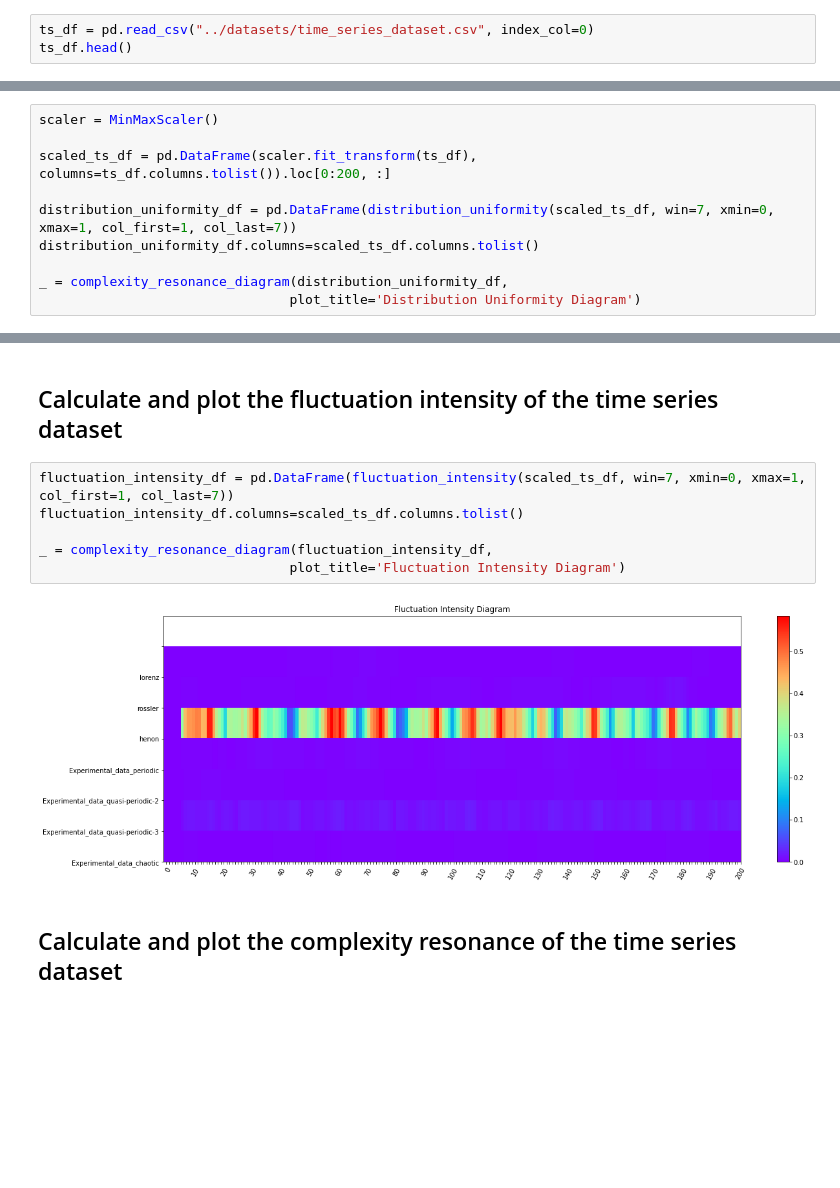
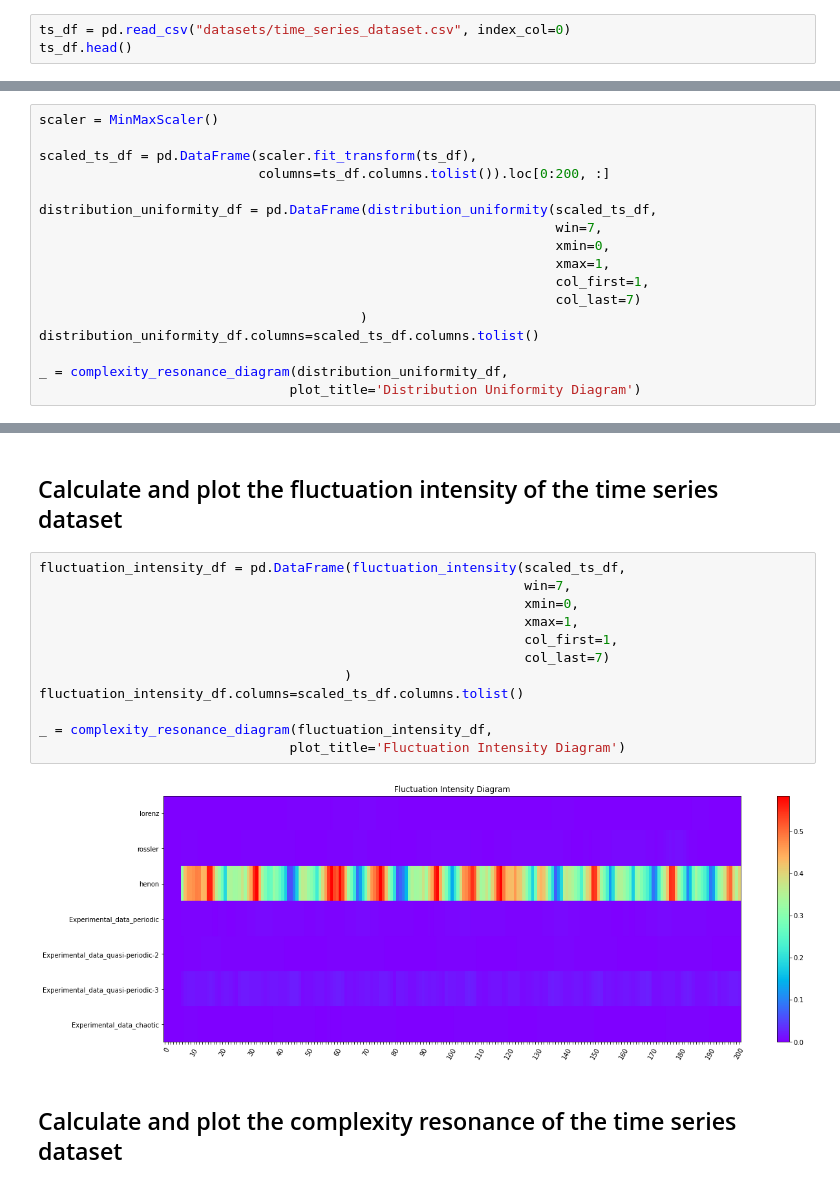
Before and after one commit to jameshtwose/jmspack, a Jupyter notebook: notebooks/NLTSA.ipynb, the cells around one changed output, grey strips where cells are left out. Saved outputs shown, nothing was run; the diff lists cells and outputs as text; blank space fills up the shorter version.

```diff
--- a/notebooks/NLTSA.ipynb
+++ b/notebooks/NLTSA.ipynb
@@ -32,7 +41,7 @@ The current version of 'jmspack' used in this notebook is: 0.0.1
 # %% [markdown]
 ## Read in the time series dataset
 # %%
-ts_df = pd.read_csv("../datasets/time_series_dataset.csv", index_col=0)
+ts_df = pd.read_csv("datasets/time_series_dataset.csv", index_col=0)
 ts_df.head()
 # %% [output]
 |  | lorenz | rossler | henon | Experimental_data_periodic | Experimental_data_quasi-periodic-2 | Experimental_data_quasi-periodic-3 | ... |
@@ -65,9 +87,16 @@ _ = sns.lineplot(x="t_steps", y="value", hue="variable", data=ts_levels_melt)
 # %%
 scaler = MinMaxScaler()
 
-scaled_ts_df = pd.DataFrame(scaler.fit_transform(ts_df), columns=ts_df.columns.tolist()).loc[0:200, :]
+scaled_ts_df = pd.DataFrame(scaler.fit_transform(ts_df),
+                            columns=ts_df.columns.tolist()).loc[0:200, :]
 
-distribution_uniformity_df = pd.DataFrame(distribution_uniformity(scaled_ts_df, win=7, xmin=0, xmax=1, col_first=1, col_last=7))
+distribution_uniformity_df = pd.DataFrame(distribution_uniformity(scaled_ts_df,
+                                                                  win=7,
+                                                                  xmin=0,
+                                                                  xmax=1,
+                                                                  col_first=1,
+                                                                  col_last=7)
+                                         )
 distribution_uniformity_df.columns=scaled_ts_df.columns.tolist()
 
 _ = complexity_resonance_diagram(distribution_uniformity_df,
@@ -77,13 +106,19 @@ _ = complexity_resonance_diagram(distribution_uniformity_df,
 # %% [markdown]
 ## Calculate and plot the fluctuation intensity of the time series dataset
 # %%
-fluctuation_intensity_df = pd.DataFrame(fluctuation_intensity(scaled_ts_df, win=7, xmin=0, xmax=1, col_first=1, col_last=7))
+fluctuation_intensity_df = pd.DataFrame(fluctuation_intensity(scaled_ts_df,
+                                                              win=7,
+                                                              xmin=0,
+                                                              xmax=1,
+                                                              col_first=1,
+                                                              col_last=7)
+                                       )
 fluctuation_intensity_df.columns=scaled_ts_df.columns.tolist()
 
 _ = complexity_resonance_diagram(fluctuation_intensity_df,
                                 plot_title='Fluctuation Intensity Diagram')
 # %% [output]
-[figure, old version]
+[figure, new version]
 # %% [markdown]
 ## Calculate and plot the complexity resonance of the time series dataset
 # %%
```
Also changed, not shown: parts of 12 cells of this notebook, 2 other files.
